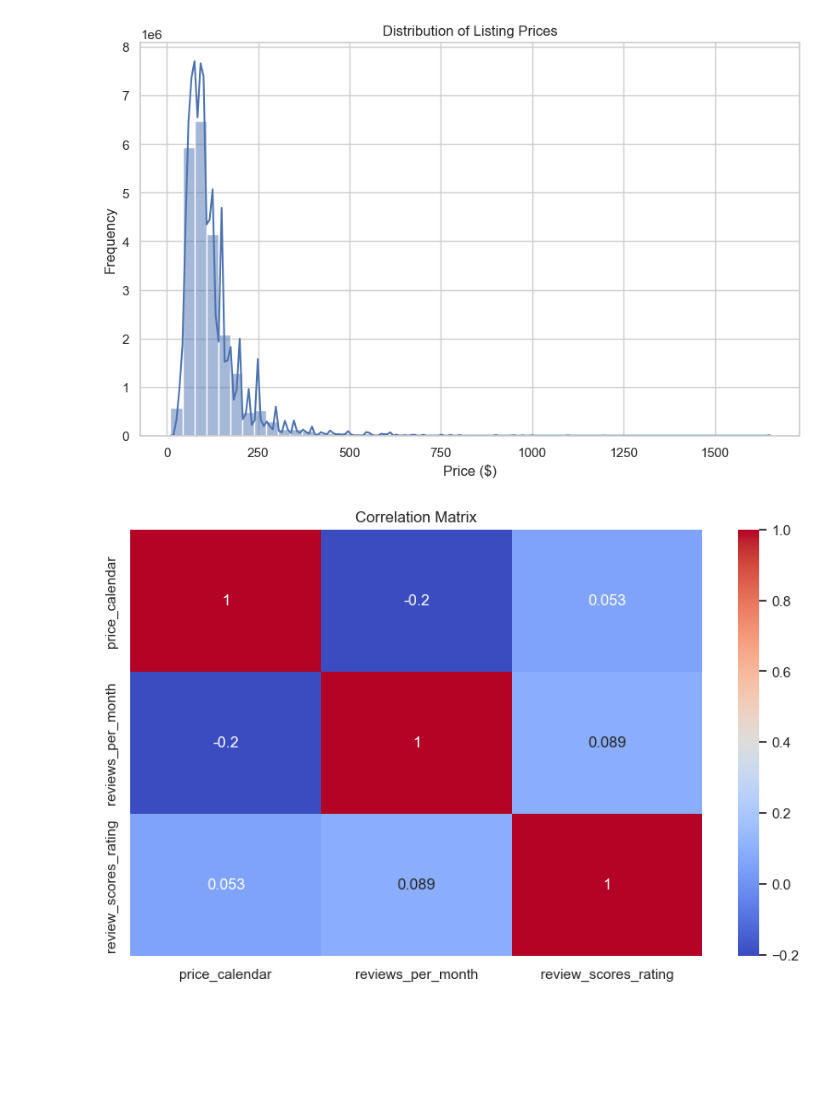
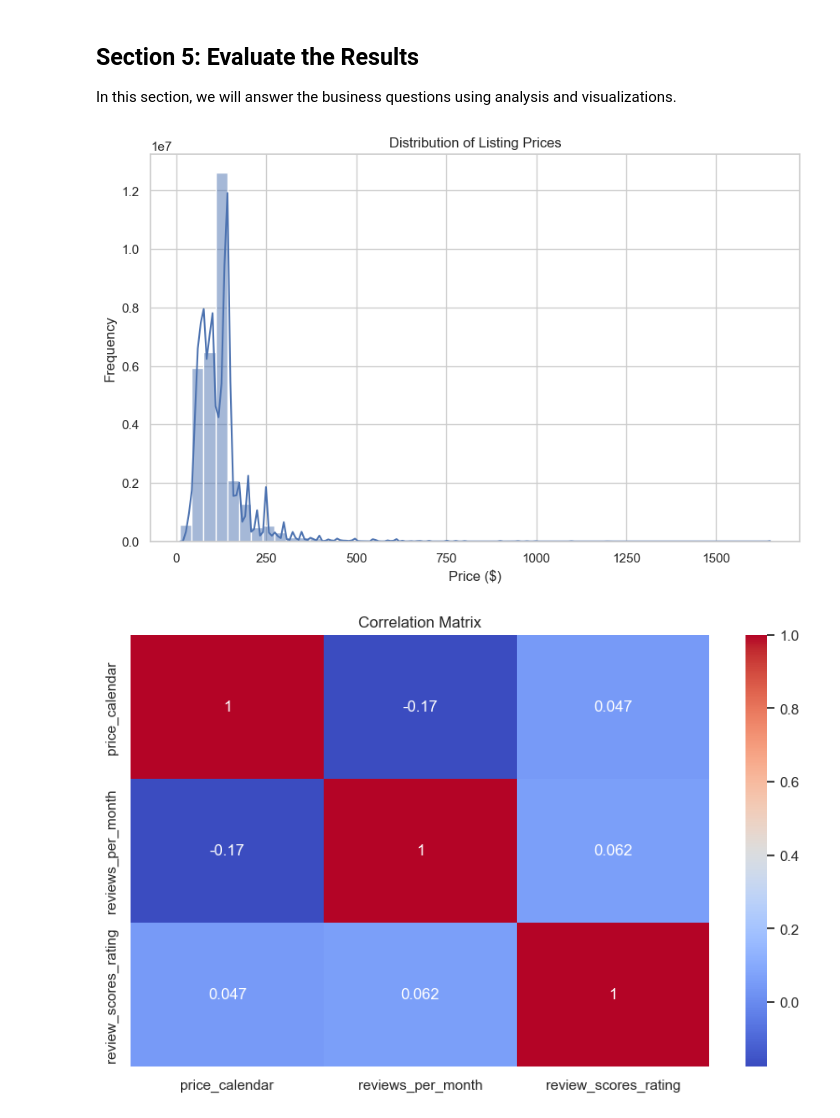
Before and after one commit to AbdullahAlBurayh/seattle-airbnb-analysis, a Jupyter notebook: data_analysis.ipynb, the cells around one changed output. Drawn from its saved outputs; the diff is of its cells as text; code cells hidden in the pictures; blank space fills up the shorter version.

```diff
--- a/data_analysis.ipynb
+++ b/data_analysis.ipynb
@@ -127,20 +56,0 @@ Updated Calendar DataFrame:
-# %%
-# Handle missing values in Calendar DataFrame
-calendar_df.dropna(subset=['price'], inplace=True)
-
-# Handle missing values in Listings DataFrame
-listings_df.fillna({'reviews_per_month': 0}, inplace=True)  # Filling missing review counts with 0
-listings_df.drop(columns=['license'], inplace=True)  # Dropping columns with too many missing values
-
-# Handle missing values in Reviews DataFrame
-reviews_df.dropna(subset=['comments'], inplace=True)
-
-# Display the cleaned dataframes
-print("Cleaned Calendar DataFrame:")
-display(calendar_df.head())
-
-print("\nCleaned Listings DataFrame:")
-display(listings_df.head())
-
-print("\nCleaned Reviews DataFrame:")
-display(reviews_df.head())
@@ -256,35 +110,54 @@ First few rows of the final merged DataFrame:
+# %% [markdown]
+## Section 5: Evaluate the Results
+In this section, we will answer the business questions using analysis and visualizations.
 # %%
+# Function for bar plot
+def barplot(df, column_name):
+    """
+    This function provides the counts for each series in a column and plots it in a bar plot.
+
+    Input:
+    df: DataFrame
+    column_name: column name to plot
+
+    Output:
+    plt bar plot of value counts
+    """
+    vals = df[column_name].value_counts()
+    (vals/df.shape[0]).plot(kind="bar")
+    plt.title(column_name)
+    plt.xlabel('Categories')
+    plt.ylabel('Frequency')
+    plt.show()
+
 # Exploratory Data Analysis (EDA)
-
-import matplotlib.pyplot as plt
-import seaborn as sns
 
 # Set up visualization style
 sns.set(style="whitegrid")
 
 # 1. Distribution of Prices (using price_calendar)
 plt.figure(figsize=(10, 6))
 sns.histplot(merged_df['price_calendar'], bins=50, kde=True)
 plt.title('Distribution of Listing Prices')
 plt.xlabel('Price ($)')
 plt.ylabel('Frequency')
 plt.show()
 
 # 2. Correlation Analysis
 correlation_matrix = merged_df[['price_calendar', 'reviews_per_month', 'review_scores_rating']].corr()
 plt.figure(figsize=(10, 6))
 sns.heatmap(correlation_matrix, annot=True, cmap='coolwarm')
 plt.title('Correlation Matrix')
 plt.show()
 
 # 3. Neighborhood Analysis
 neighborhood_prices = merged_df.groupby('neighbourhood_cleansed')['price_calendar'].mean().sort_values(ascending=False)
 plt.figure(figsize=(10, 12))
 sns.barplot(y=neighborhood_prices.index, x=neighborhood_prices.values, palette='viridis')
 plt.title('Average Price by Neighborhood')
 plt.xlabel('Average Price ($)')
 plt.ylabel('Neighborhood')
 plt.show()
 # %% [output]
-[figure, old version]
+[figure, new version]
-[figure, old version]
+[figure, new version]
```
Also changed, not shown: parts of 16 cells of this notebook, 2 other files.
